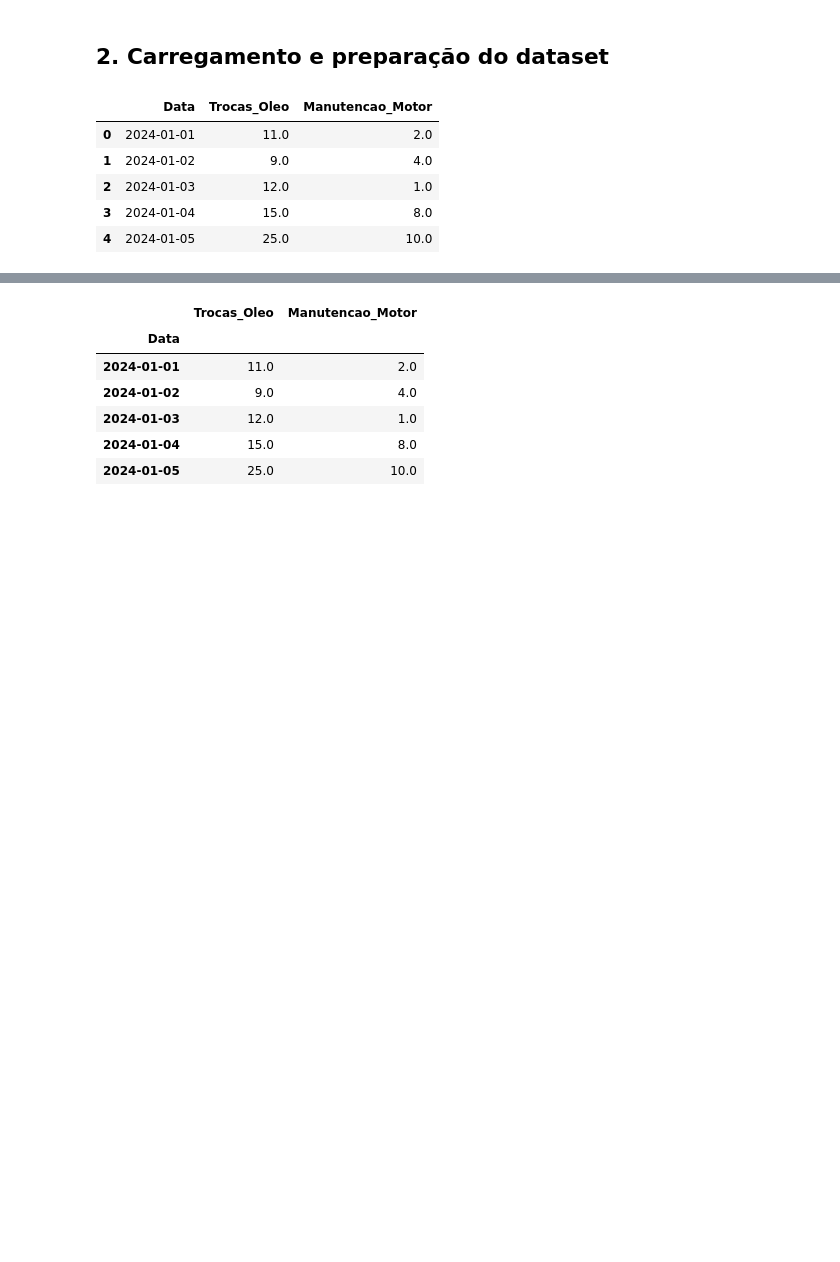
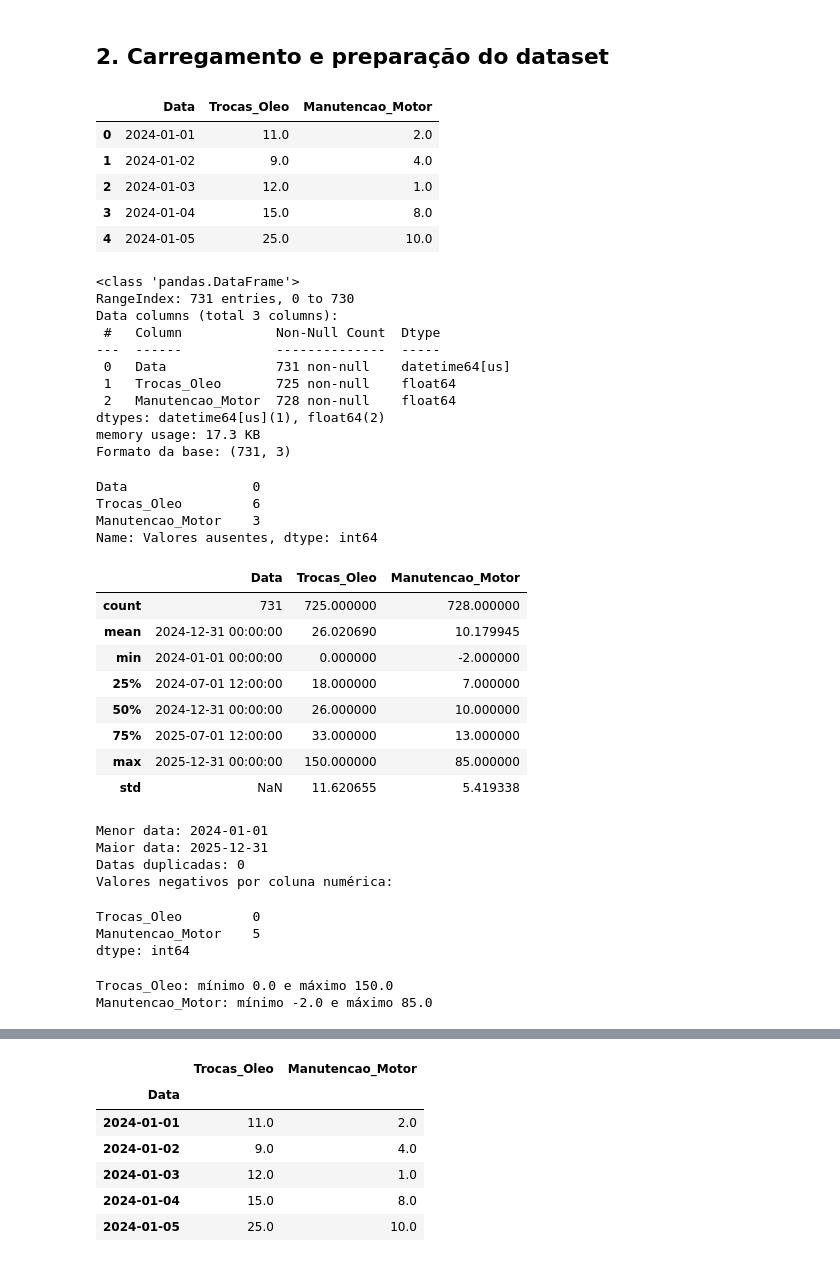
Before and after one commit to matheusesdev/mecaniQA-salvador, a Jupyter notebook: notebooks/oat1_compreensao_baseline.ipynb, the cells around one changed output, grey strips where cells are left out. Saved outputs shown, nothing was run; the diff lists cells and outputs as text; code cells hidden in the pictures; blank space fills up the shorter version.

```diff
--- a/notebooks/oat1_compreensao_baseline.ipynb
+++ b/notebooks/oat1_compreensao_baseline.ipynb
@@ -21,23 +21,69 @@ from statsmodels.tsa.seasonal import seasonal_decompose
 # %%
 data_path = next((
     path for path in [
         Path("data/mecaniqa_dataset.xlsx"),
         Path("../data/mecaniqa_dataset.xlsx"),
     ]
     if path.exists()
 ), None)
 
 if data_path is None:
     raise FileNotFoundError(
         "Dataset não encontrado. Abra o projeto pela pasta mecaniQA-salvador."
     )
 
 df = pd.read_excel(data_path)
-df.head()
+df["Data"] = pd.to_datetime(df["Data"])
+
+display(df.head())
+df.info()
+print(f"Formato da base: {df.shape}")
+display(df.isna().sum().rename("Valores ausentes"))
+display(df.describe())
+print(f"Menor data: {df['Data'].min().date()}")
+print(f"Maior data: {df['Data'].max().date()}")
+print(f"Datas duplicadas: {df['Data'].duplicated().sum()}")
+print("Valores negativos por coluna numérica:")
+display((df.select_dtypes(include="number") < 0).sum())
+print(f"Trocas_Oleo: mínimo {df['Trocas_Oleo'].min()} e máximo {df['Trocas_Oleo'].max()}")
+print(f"Manutencao_Motor: mínimo {df['Manutencao_Motor'].min()} e máximo {df['Manutencao_Motor'].max()}")
 # %% [output]
 |  | Data | Trocas_Oleo | Manutencao_Motor |
 | 0 | 2024-01-01 | 11.0 | 2.0 |
 | 1 | 2024-01-02 | 9.0 | 4.0 |
 | 2 | 2024-01-03 | 12.0 | 1.0 |
 | 3 | 2024-01-04 | 15.0 | 8.0 |
 | 4 | 2024-01-05 | 25.0 | 10.0 |
+<class 'pandas.DataFrame'>
+RangeIndex: 731 entries, 0 to 730
+Data columns (total 3 columns):
+ #   Column            Non-Null Count  Dtype
+---  ------            --------------  -----
+ 0   Data              731 non-null    datetime64[us]
+ 1   Trocas_Oleo       725 non-null    float64
+ 2   Manutencao_Motor  728 non-null    float64
+dtypes: datetime64[us](1), float64(2)
+memory usage: 17.3 KB
+Formato da base: (731, 3)
+Data                0
+Trocas_Oleo         6
+Manutencao_Motor    3
+Name: Valores ausentes, dtype: int64
+|  | Data | Trocas_Oleo | Manutencao_Motor |
+| count | 731 | 725.000000 | 728.000000 |
+| mean | 2024-12-31 00:00:00 | 26.020690 | 10.179945 |
+| min | 2024-01-01 00:00:00 | 0.000000 | -2.000000 |
+| 25% | 2024-07-01 12:00:00 | 18.000000 | 7.000000 |
+| 50% | 2024-12-31 00:00:00 | 26.000000 | 10.000000 |
+| 75% | 2025-07-01 12:00:00 | 33.000000 | 13.000000 |
+| max | 2025-12-31 00:00:00 | 150.000000 | 85.000000 |
+| std | NaN | 11.620655 | 5.419338 |
+Menor data: 2024-01-01
+Maior data: 2025-12-31
+Datas duplicadas: 0
+Valores negativos por coluna numérica:
+Trocas_Oleo         0
+Manutencao_Motor    5
+dtype: int64
+Trocas_Oleo: mínimo 0.0 e máximo 150.0
+Manutencao_Motor: mínimo -2.0 e máximo 85.0
```
Also changed, not shown: parts of 4 cells of this notebook, 2 other files.
